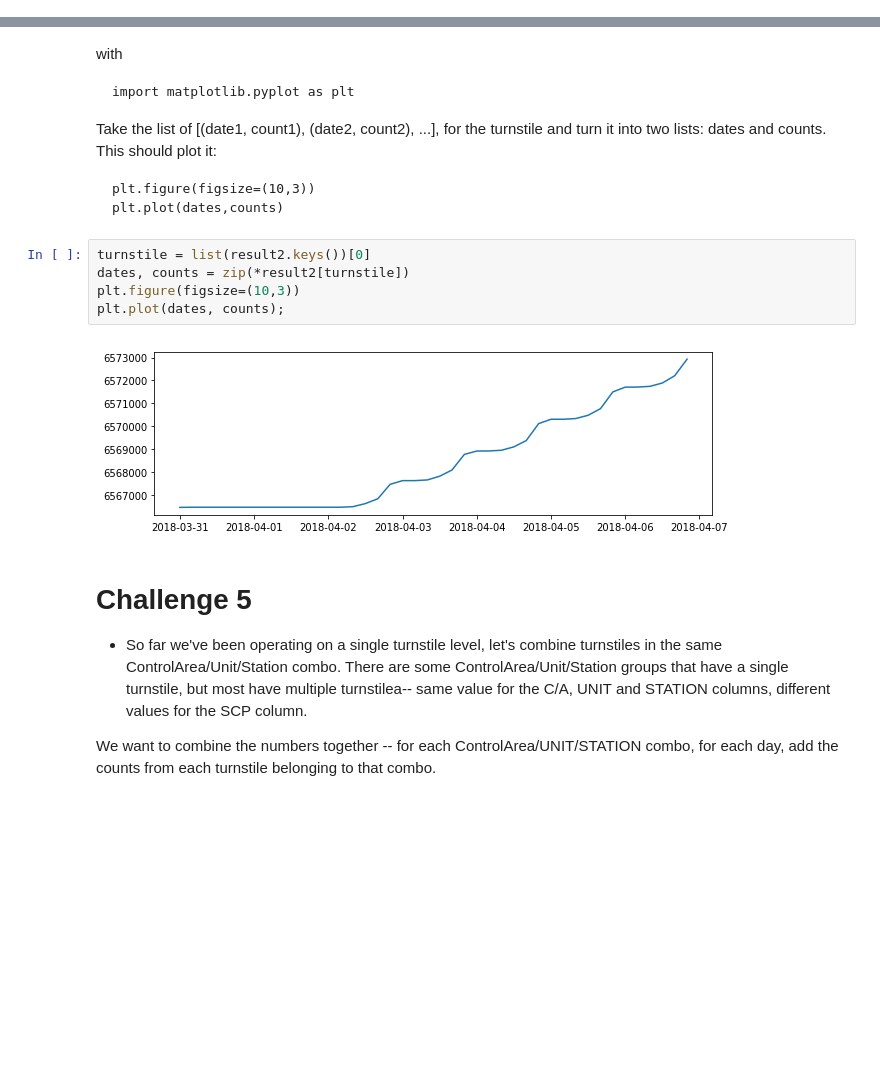
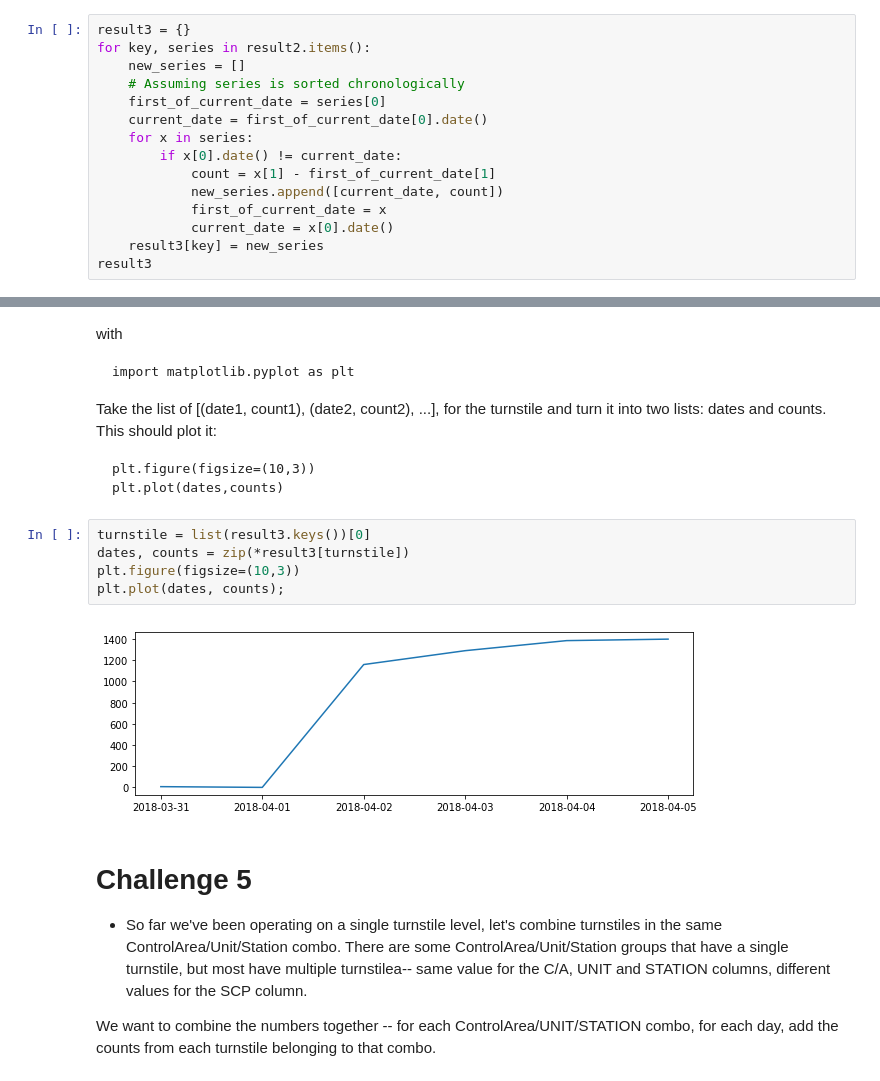
Before and after one commit to cyrus-rustomji/metis_projects, a Jupyter notebook: EDA.ipynb, the cells around one changed output, grey strips where cells are left out. Cells and saved outputs as stored; diff of their text form; blank space fills up the shorter version.

```diff
--- a/EDA.ipynb
+++ b/EDA.ipynb
@@ -110,3 +110,18 @@ print(result2)
 # Challenge 3
 These counts are for every n hours. (What is n?) We want total daily entries.
 Now make it that we again have the same keys, but now we have a single value for a single day, which is the total number of passengers that entered through this turnstile on this day.
+# %%
+result3 = {}
+for key, series in result2.items():
+    new_series = []
+    # Assuming series is sorted chronologically
+    first_of_current_date = series[0]
+    current_date = first_of_current_date[0].date()
+    for x in series:
+        if x[0].date() != current_date:
+            count = x[1] - first_of_current_date[1]
+            new_series.append([current_date, count])
+            first_of_current_date = x
+            current_date = x[0].date()
+    result3[key] = new_series
+result3
@@ -132,12 +162,12 @@ dates and counts. This should plot it:
     plt.figure(figsize=(10,3))
     plt.plot(dates,counts)
 # %%
-turnstile = list(result2.keys())[0]
-dates, counts = zip(*result2[turnstile])
+turnstile = list(result3.keys())[0]
+dates, counts = zip(*result3[turnstile])
 plt.figure(figsize=(10,3))
 plt.plot(dates, counts);
 # %% [output]
-[figure, old version]
+[figure, new version]
 # %% [markdown]
 # Challenge 5
 
```
Also changed, not shown: parts of 1 cell of this notebook.
